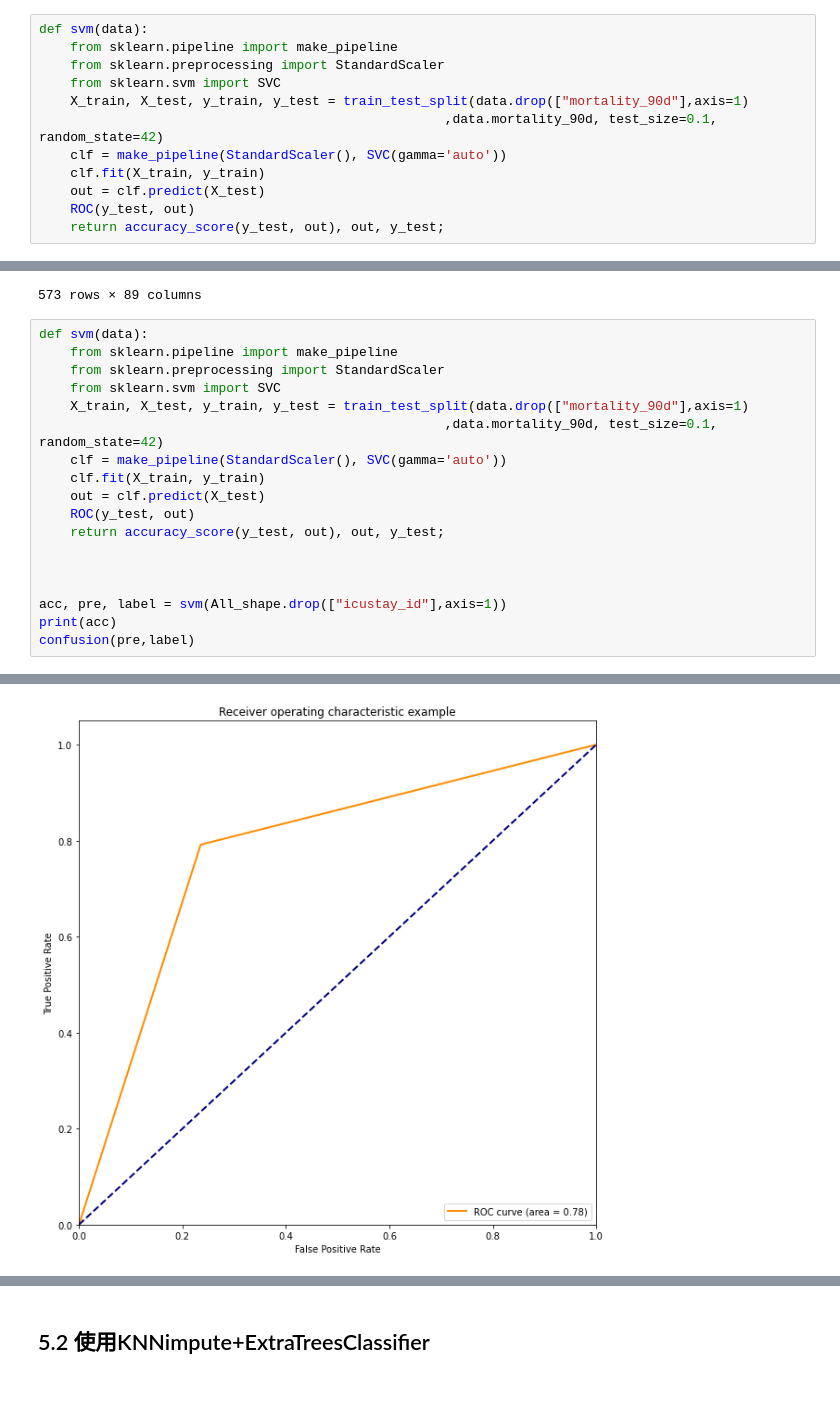
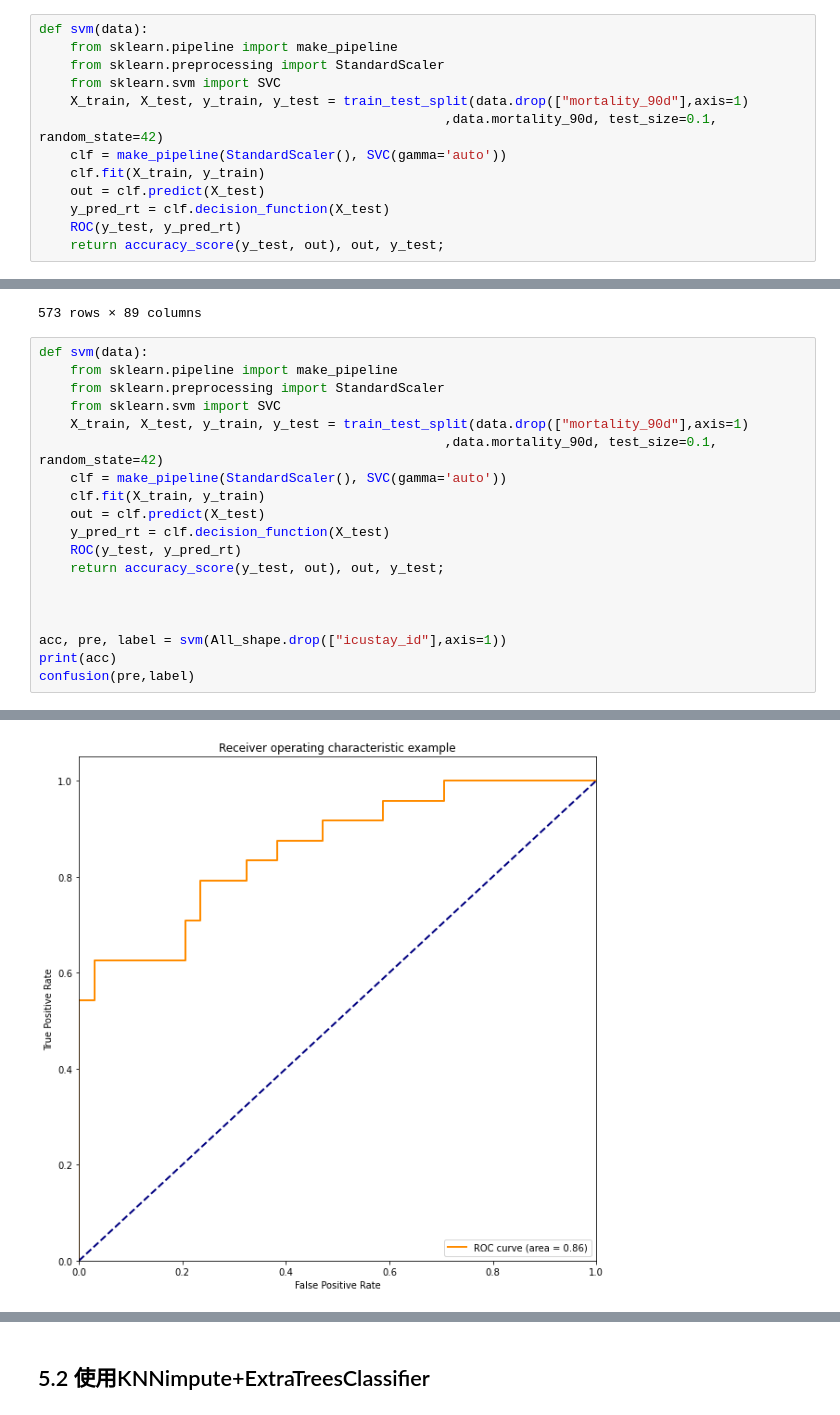
Before and after one commit to holiday01/mimic-iii-ntuh-tutorial, a Jupyter notebook: 預測模型.ipynb, the cells around one changed output, grey strips where cells are left out. Drawn from its saved outputs; the diff is of its cells as text.

```diff
--- a/預測模型.ipynb
+++ b/預測模型.ipynb
@@ -375,7 +377,8 @@ def svm(data):
     clf = make_pipeline(StandardScaler(), SVC(gamma='auto'))
     clf.fit(X_train, y_train)
     out = clf.predict(X_test)
-    ROC(y_test, out)
+    y_pred_rt = clf.decision_function(X_test)
+    ROC(y_test, y_pred_rt)
     return accuracy_score(y_test, out), out, y_test;
 # %%
 def xgboost(data):
@@ -565,24 +570,25 @@ All_shape
 # %%
 def svm(data):
     from sklearn.pipeline import make_pipeline
     from sklearn.preprocessing import StandardScaler
     from sklearn.svm import SVC
     X_train, X_test, y_train, y_test = train_test_split(data.drop(["mortality_90d"],axis=1)
                                                     ,data.mortality_90d, test_size=0.1, random_state=42)
     clf = make_pipeline(StandardScaler(), SVC(gamma='auto'))
     clf.fit(X_train, y_train)
     out = clf.predict(X_test)
-    ROC(y_test, out)
+    y_pred_rt = clf.decision_function(X_test)
+    ROC(y_test, y_pred_rt)
     return accuracy_score(y_test, out), out, y_test;
 
 
 
 acc, pre, label = svm(All_shape.drop(["icustay_id"],axis=1))
 print(acc)
 confusion(pre,label)
 # %% [output]
 <Figure size 432x288 with 0 Axes>
-[figure, old version]
+[figure, new version]
 0.7758620689655172
 [figure]
 # %% [markdown]
```
Also changed, not shown: parts of 15 cells of this notebook.
